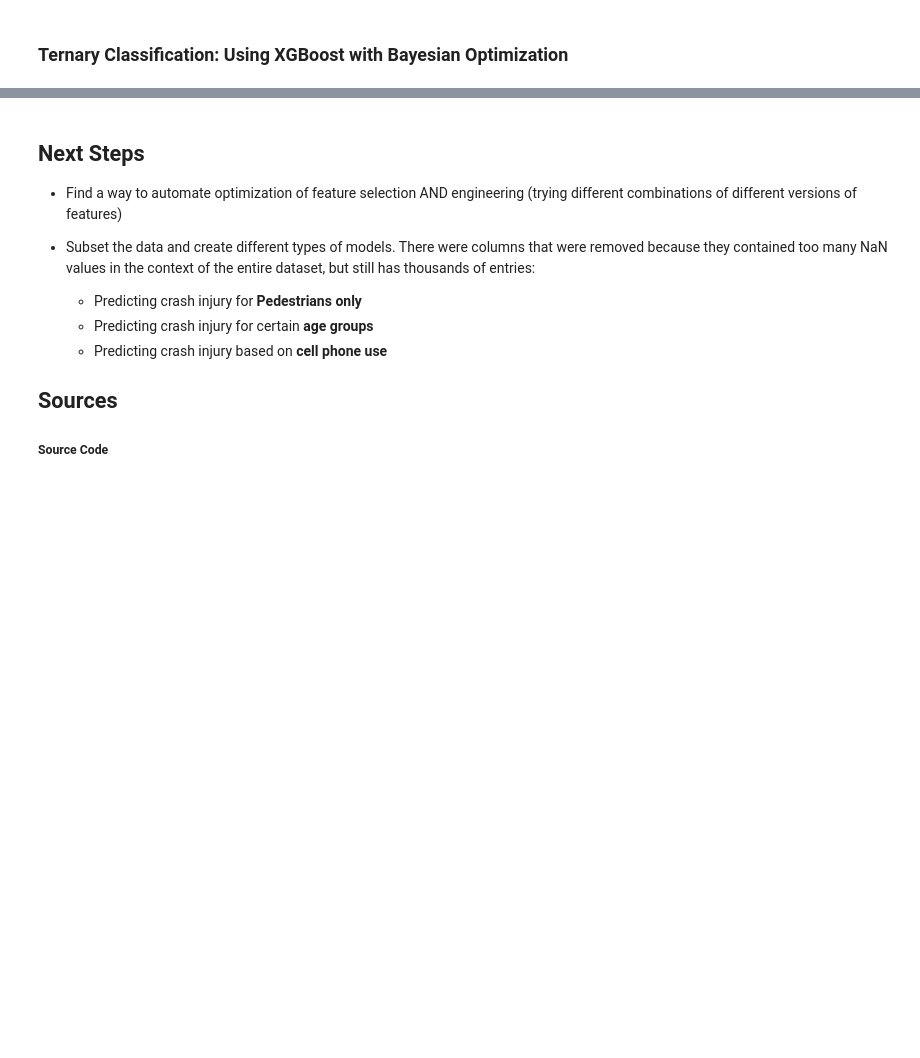
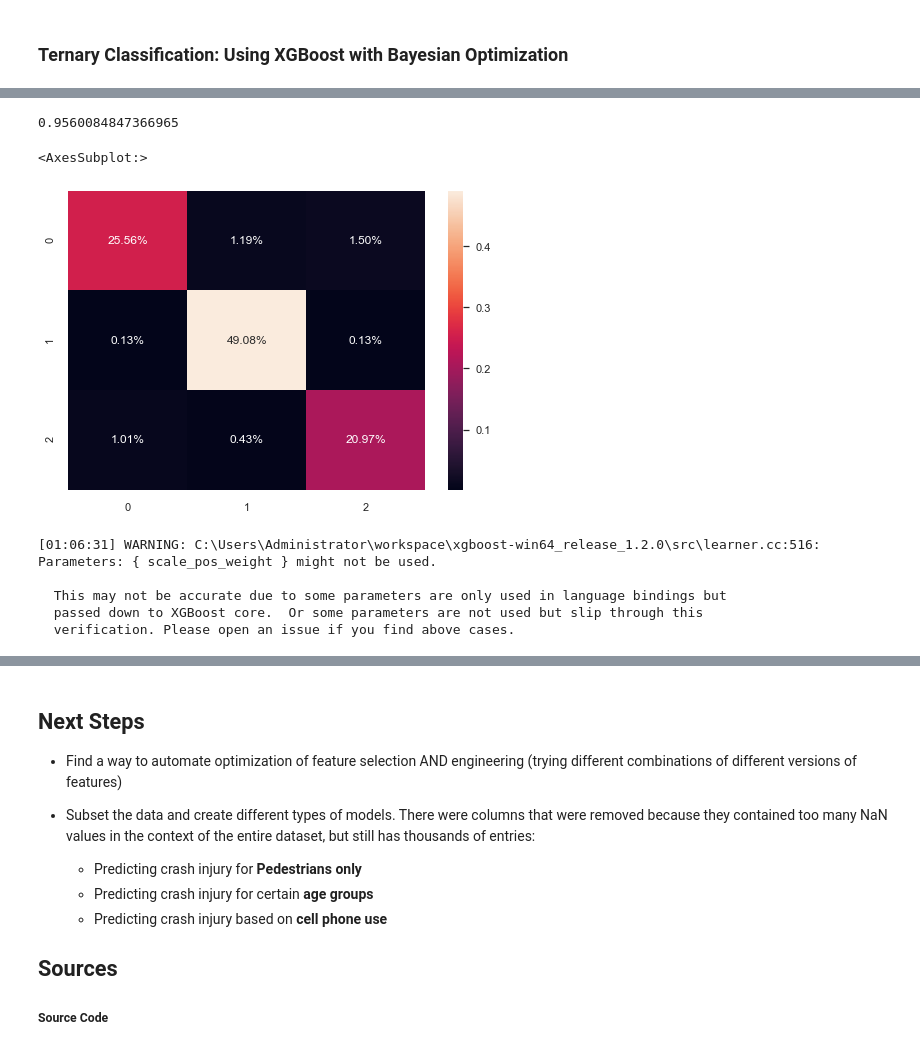
Before and after one commit to marcosvppfernandes/chicagoteam_quanggang, a Jupyter notebook: final_notebook.ipynb, the cells around one changed output, grey strips where cells are left out. Drawn from its saved outputs; the diff is of its cells as text; code cells hidden in the pictures; blank space fills up the shorter version.

```diff
--- a/final_notebook.ipynb
+++ b/final_notebook.ipynb
@@ -558,0 +587,3 @@ rec, prec, acc, roc_auc, fit_obj = models.kfold_validation(X_train, y_train, cla
+# %%
+params['max_depth']= int(params['max_depth'])
+params['n_estimators']= int(params['n_estimators'])
@@ -558,0 +592,2 @@ rec, prec, acc, roc_auc, fit_obj = models.kfold_validation(X_train, y_train, cla
+# %%
+classifier2 = XGBClassifier(**params).fit(X_train, y_train)
@@ -558,0 +603,5 @@ rec, prec, acc, roc_auc, fit_obj = models.kfold_validation(X_train, y_train, cla
+# %%
+train_p2 = classifier2.predict(X_train)
+# %%
+train_p2 = np.array(train_p2.astype(int))
+y_train  = np.array(y_train.astype(int))
@@ -558,0 +620,22 @@ rec, prec, acc, roc_auc, fit_obj = models.kfold_validation(X_train, y_train, cla
+# %%
+cm = confusion_matrix(train_p2, y_train)
+acc = cm.diagonal().sum()/cm.sum()
+print(acc)
+# %% [output]
+0.9560084847366965
+# %%
+import seaborn as sns
+cf = confusion_matrix(train_p2, y_train)
+sns.heatmap(cf/np.sum(cf), annot=True, fmt='.2%')
+# %% [output]
+<AxesSubplot:>
+[figure, added]
+# %%
+classifier3 = XGBClassifier(**params).fit(X_train, y_train)
+# %% [output]
+[01:06:31] WARNING: C:\Users\Administrator\workspace\xgboost-win64_release_1.2.0\src\learner.cc:516:
+Parameters: { scale_pos_weight } might not be used.
+
+  This may not be accurate due to some parameters are only used in language bindings but
+  passed down to XGBoost core.  Or some parameters are not used but slip through this
+  verification. Please open an issue if you find above cases.
```
Also changed, not shown: parts of 15 cells of this notebook, 2 other files.
